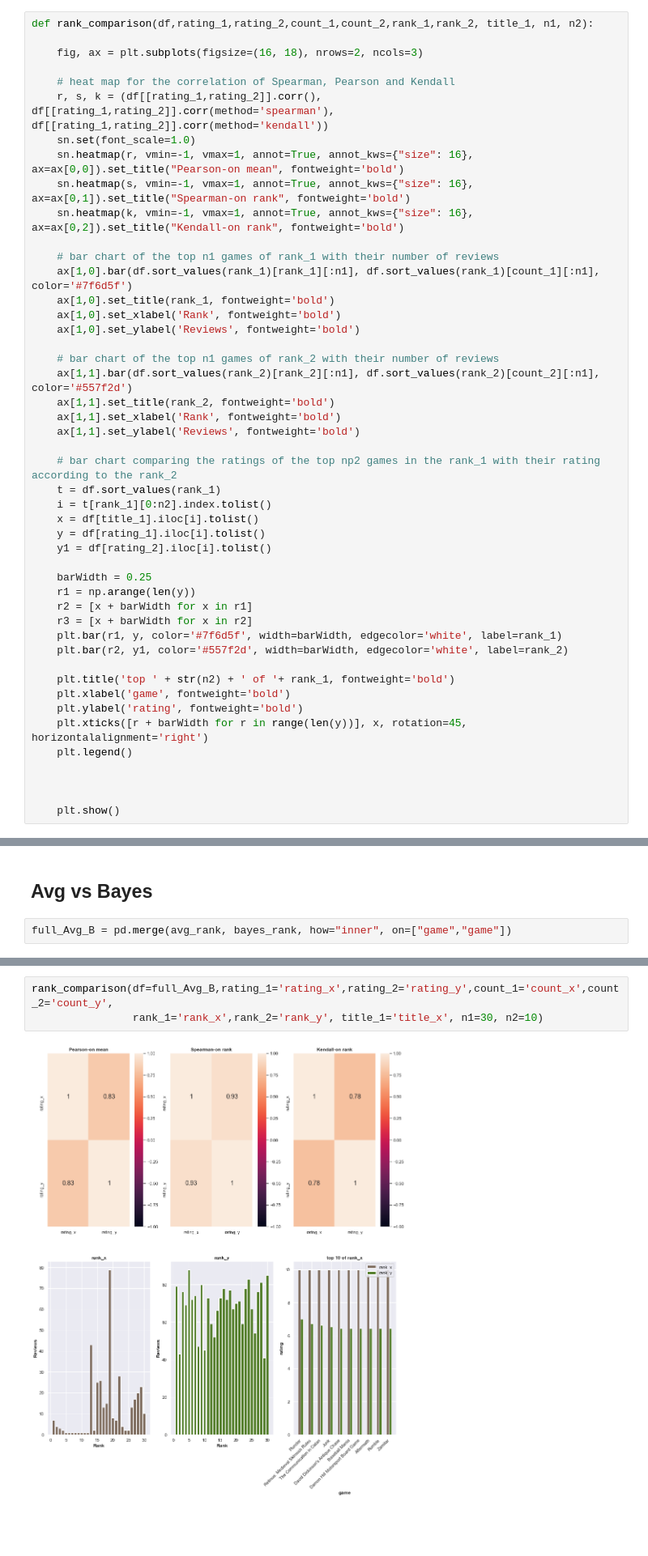
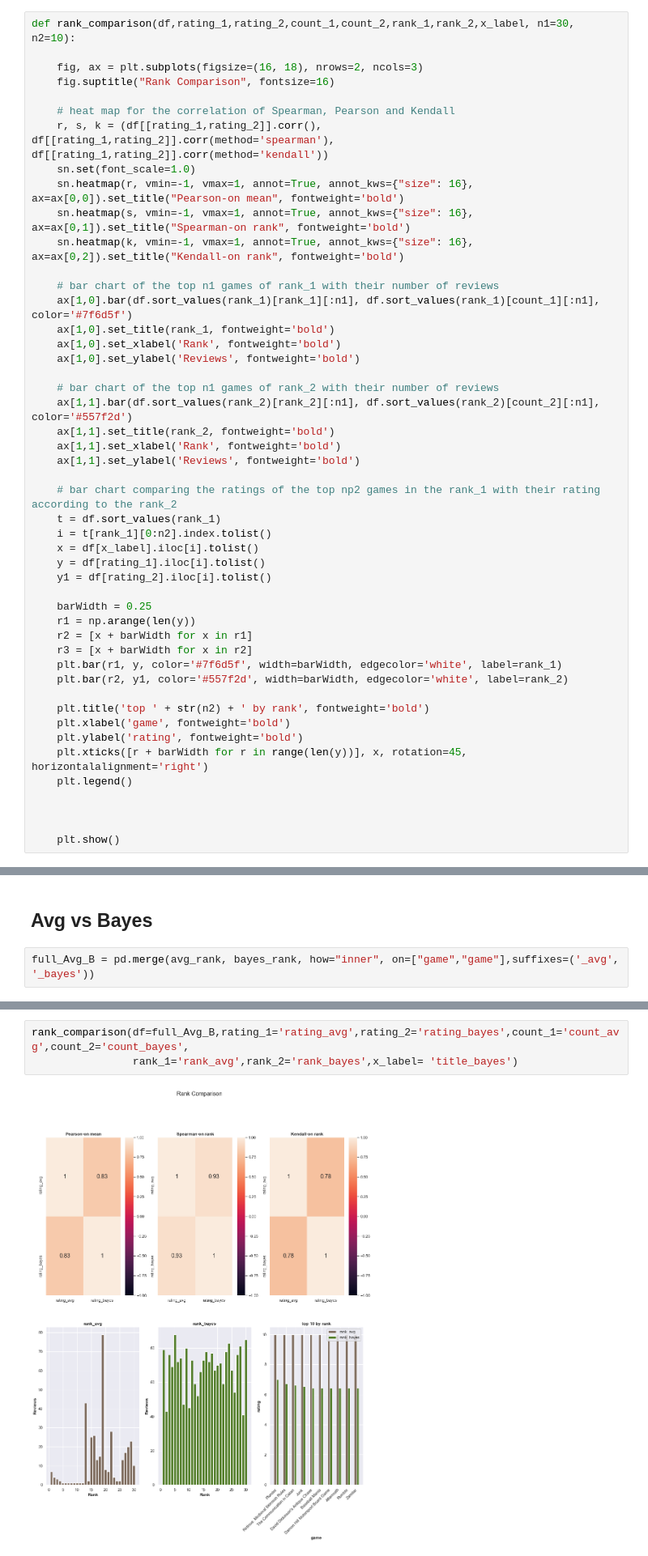
Before and after one commit to Praiban/Boardgamegeek, a Jupyter notebook: ItemRank-2ver.ipynb, the cells around one changed output, grey strips where cells are left out. Shown at 81% size. Drawn from its saved outputs; the diff is of its cells as text; blank space fills up the shorter version.

```diff
--- a/ItemRank-2ver.ipynb
+++ b/ItemRank-2ver.ipynb
@@ -87,9 +87,10 @@ class ItemRank(object):
         table1['rank'] = table1.index + 1
         return table1.sort_values('rank')
 # %%
-def rank_comparison(df,rating_1,rating_2,count_1,count_2,rank_1,rank_2, title_1, n1, n2):
+def rank_comparison(df,rating_1,rating_2,count_1,count_2,rank_1,rank_2,x_label, n1=30, n2=10):
 
     fig, ax = plt.subplots(figsize=(16, 18), nrows=2, ncols=3)
+    fig.suptitle("Rank Comparison", fontsize=16)
 
     # heat map for the correlation of Spearman, Pearson and Kendall
     r, s, k = (df[[rating_1,rating_2]].corr(), df[[rating_1,rating_2]].corr(method='spearman'), df[[rating_1,rating_2]].corr(method='kendall'))
@@ -113,7 +114,7 @@ def rank_comparison(df,rating_1,rating_2,count_1,count_2,rank_1,rank_2, title_1,
     # bar chart comparing the ratings of the top np2 games in the rank_1 with their rating according to the rank_2
     t = df.sort_values(rank_1)
     i = t[rank_1][0:n2].index.tolist()
-    x = df[title_1].iloc[i].tolist()
+    x = df[x_label].iloc[i].tolist()
     y = df[rating_1].iloc[i].tolist()
     y1 = df[rating_2].iloc[i].tolist()
 
@@ -124,7 +125,7 @@ def rank_comparison(df,rating_1,rating_2,count_1,count_2,rank_1,rank_2, title_1,
     plt.bar(r1, y, color='#7f6d5f', width=barWidth, edgecolor='white', label=rank_1)
     plt.bar(r2, y1, color='#557f2d', width=barWidth, edgecolor='white', label=rank_2)
 
-    plt.title('top ' + str(n2) + ' of '+ rank_1, fontweight='bold')
+    plt.title('top ' + str(n2) + ' by rank', fontweight='bold')
     plt.xlabel('game', fontweight='bold')
     plt.ylabel('rating', fontweight='bold')
     plt.xticks([r + barWidth for r in range(len(y))], x, rotation=45, horizontalalignment='right')
@@ -332,7 +332,7 @@ rank_comparison(df=full_df_avg,rating_1='rating_x',rating_2='rating_y',count_1='
 # %% [markdown]
 ## Avg vs Bayes
 # %%
-full_Avg_B = pd.merge(avg_rank, bayes_rank, how="inner", on=["game","game"])
+full_Avg_B = pd.merge(avg_rank, bayes_rank, how="inner", on=["game","game"],suffixes=('_avg', '_bayes'))
 # %%
 full_Avg_B.head()
 # %% [output]
@@ -345,5 +345,5 @@ full_Avg_B.head()
 # %%
-rank_comparison(df=full_Avg_B,rating_1='rating_x',rating_2='rating_y',count_1='count_x',count_2='count_y',
-                rank_1='rank_x',rank_2='rank_y', title_1='title_x', n1=30, n2=10)
+rank_comparison(df=full_Avg_B,rating_1='rating_avg',rating_2='rating_bayes',count_1='count_avg',count_2='count_bayes',
+                rank_1='rank_avg',rank_2='rank_bayes',x_label= 'title_bayes')
 # %% [output]
-[figure, old version]
+[figure, new version]
```
Also changed, not shown: parts of 10 cells of this notebook.
